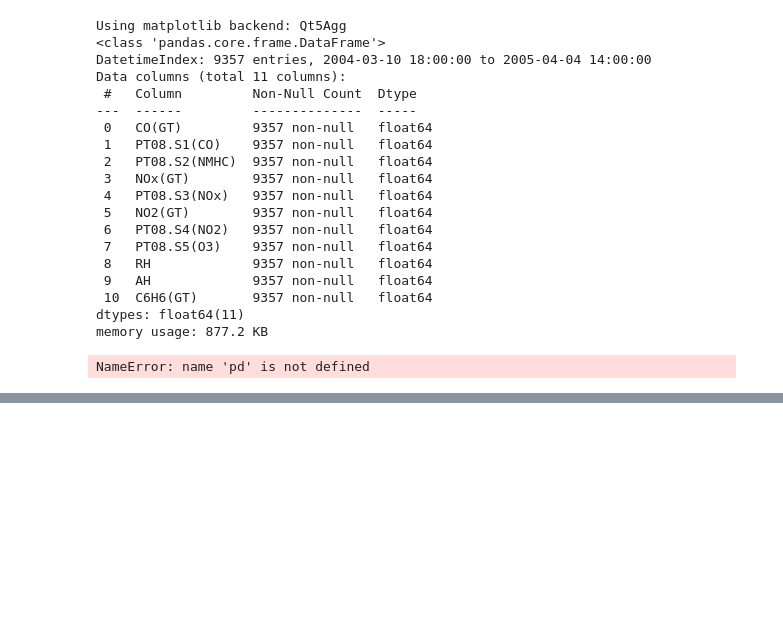
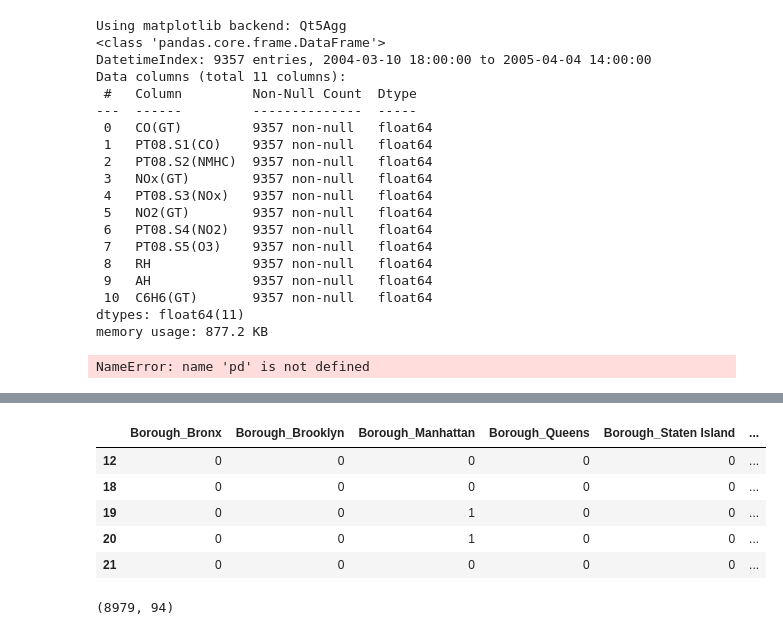
Before and after one commit to sshin01/GEUM-CHEOL, a Jupyter notebook: datascience/exer/1_hello.world.ipynb, the cells around one changed output, grey strips where cells are left out. Saved outputs shown, nothing was run; the diff lists cells and outputs as text; code cells hidden in the pictures; blank space fills up the shorter version.

```diff
--- a/datascience/exer/1_hello.world.ipynb
+++ b/datascience/exer/1_hello.world.ipynb
@@ -3204,0 +3573,4 @@ NameError: name 'pd' is not defined
+# %%
+# Select property types whose frequencies are more than 100
+types_100 = types[types.values > 100].index
+types_100
@@ -3204,0 +3653,15 @@ NameError: name 'pd' is not defined
+# %%
+"""
+Two-Variable Plots
+- Variable 1: Site EUI
+- Variable 2: Largest Property Use Type
+- Target: Energy Star Score
+"""
+
+# Extract the building types
+df['Largest Property Use Type'] = df.dropna(subset = ['Score'])['Largest Property Use Type']
+# %%
+# Limit to building types with more than 100 observations
+print(types_100)
+df = df[df['Largest Property Use Type'].isin(types_100)]
+df.shape
@@ -3204,0 +3757,5 @@ NameError: name 'pd' is not defined
+# %%
+# One-hot encoding for the categorical columns
+
+df_categoric = df[['Borough', 'Largest Property Use Type']]  # Select the categorical columns
+df_categoric.head()
@@ -3204,0 +3769,10 @@ NameError: name 'pd' is not defined
+# %%
+df_categoric = pd.get_dummies(df_categoric)  # One-hot encoding
+df_categoric.head()
+# %% [output]
+|  | Borough_Bronx | Borough_Brooklyn | Borough_Manhattan | Borough_Queens | Borough_Staten Island | ... |
+| 12 | 0 | 0 | 0 | 0 | 0 | ... |
+| 18 | 0 | 0 | 0 | 0 | 0 | ... |
+| 19 | 0 | 0 | 1 | 0 | 0 | ... |
+| 20 | 0 | 0 | 1 | 0 | 0 | ... |
+| 21 | 0 | 0 | 0 | 0 | 0 | ... |
@@ -3204,0 +3785,4 @@ NameError: name 'pd' is not defined
+# %%
+df_transformed.shape
+# %% [output]
+(8979, 94)
```
Also changed, not shown: parts of 73 cells of this notebook.
